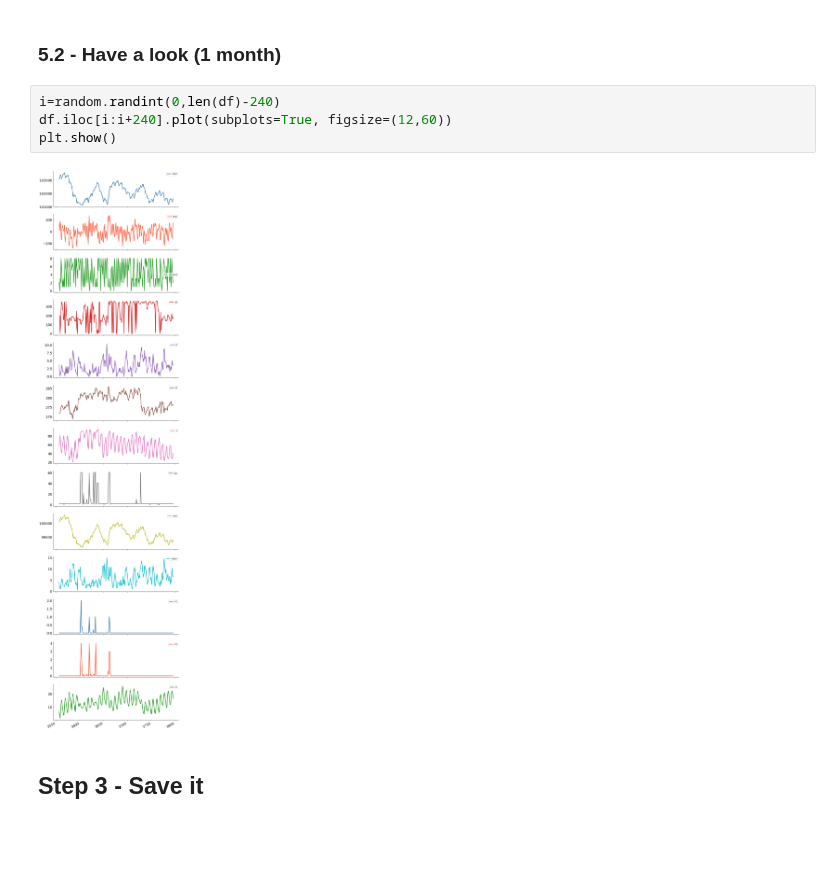
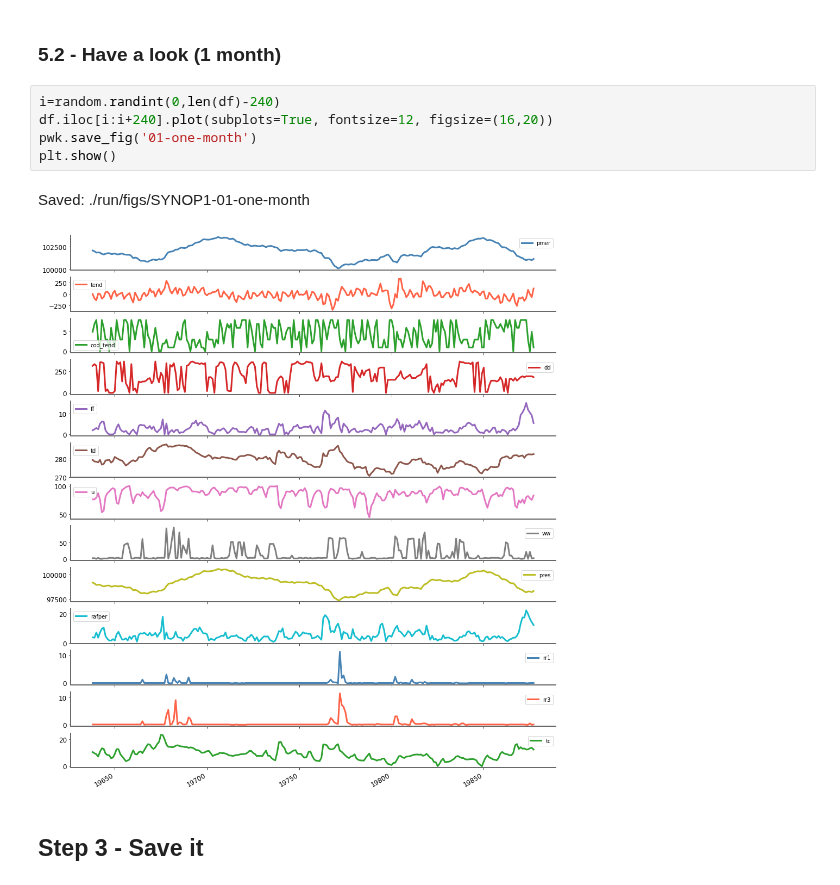
Before and after one commit to Jean-Christ1/Deep-Learning-with-Keras-and-Tensorflow, a Jupyter notebook: SYNOP/01-Preparation-of-data.ipynb, the cells around one changed output. Drawn from its saved outputs; the diff is of its cells as text; blank space fills up the shorter version.

```diff
--- a/SYNOP/01-Preparation-of-data.ipynb
+++ b/SYNOP/01-Preparation-of-data.ipynb
@@ -273,10 +275,12 @@ Shape is :  (29165, 14)
 ### 5.2 - Have a look (1 month)
 # %%
 i=random.randint(0,len(df)-240)
-df.iloc[i:i+240].plot(subplots=True, figsize=(12,60))
+df.iloc[i:i+240].plot(subplots=True, fontsize=12, figsize=(16,20))
+pwk.save_fig('01-one-month')
 plt.show()
 # %% [output]
+Saved: ./run/figs/SYNOP1-01-one-month
-[figure, old version]
+[figure, new version]
 # %% [markdown]
 ## Step 3 - Save it
 # %%
```
Also changed, not shown: parts of 7 cells of this notebook, 7 other files.
